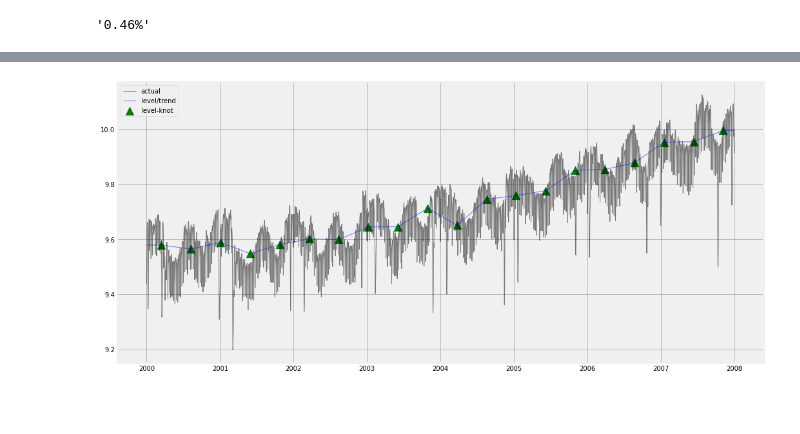
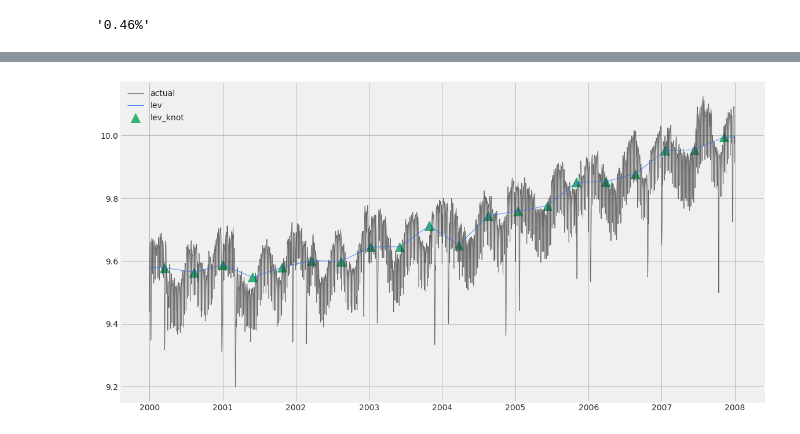
Before and after one commit to uber/orbit, a Jupyter notebook: examples/ktrlite.ipynb, the cells around one changed output, grey strips where cells are left out. Saved outputs shown, nothing was run; the diff lists cells and outputs as text; code cells hidden in the pictures; blank space fills up the shorter version.

```diff
--- a/examples/ktrlite.ipynb
+++ b/examples/ktrlite.ipynb
@@ -120,5 +107,4 @@ decomp_df = ktrlite.predict(df=train_df, decompose=True)
-# %%
-_ = plot_ktr_lev_knots(train_df, decomp_df, date_col,
-                       response_col, lev_knot_dates, lev_knots)
-# %% [output]
-[figure, removed]
+# %%
+_ = ktrlite.plot_lev_knots()
+# %% [output]
+[figure, added]
```
Also changed, not shown: parts of 16 cells of this notebook, 10 other files.
